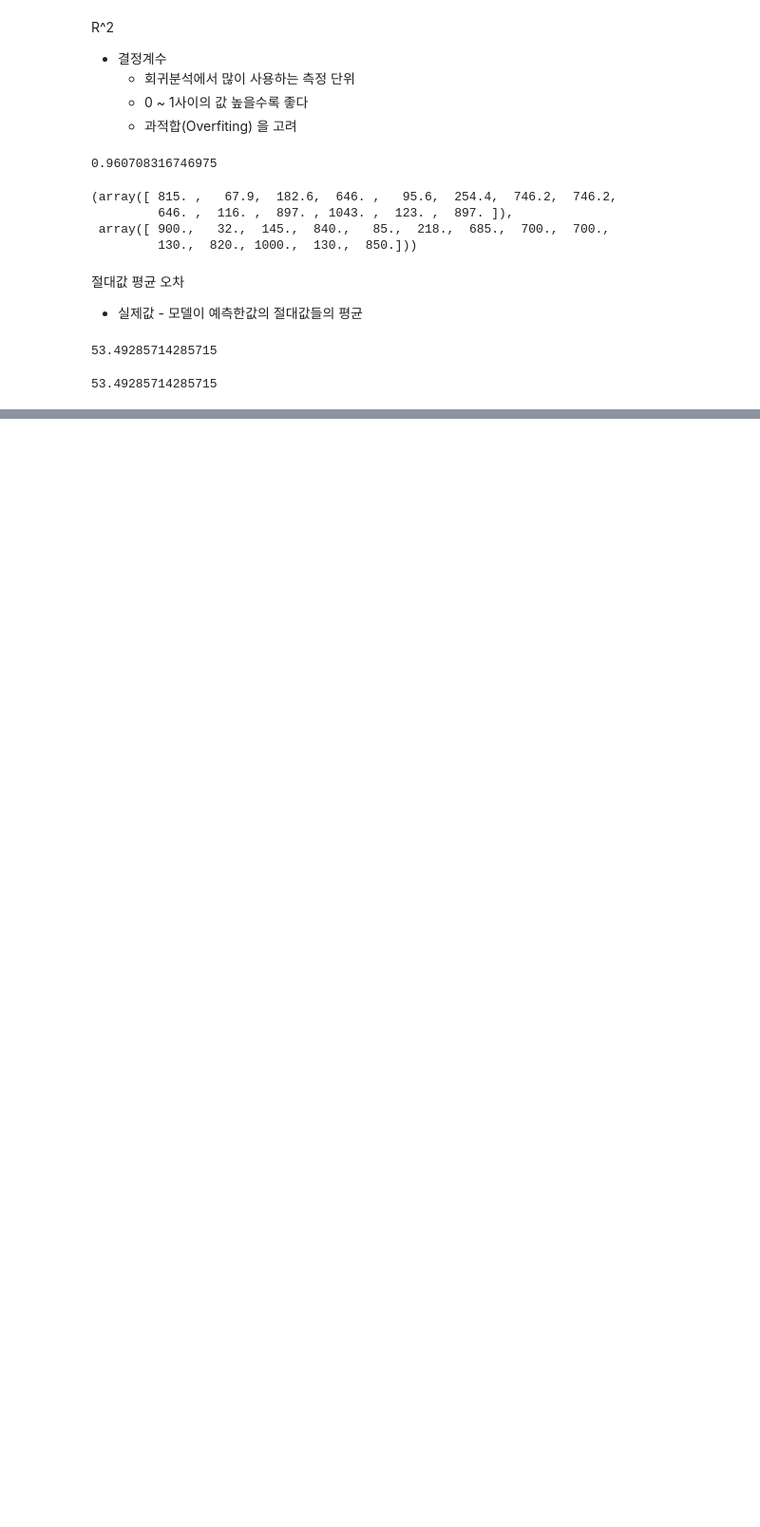
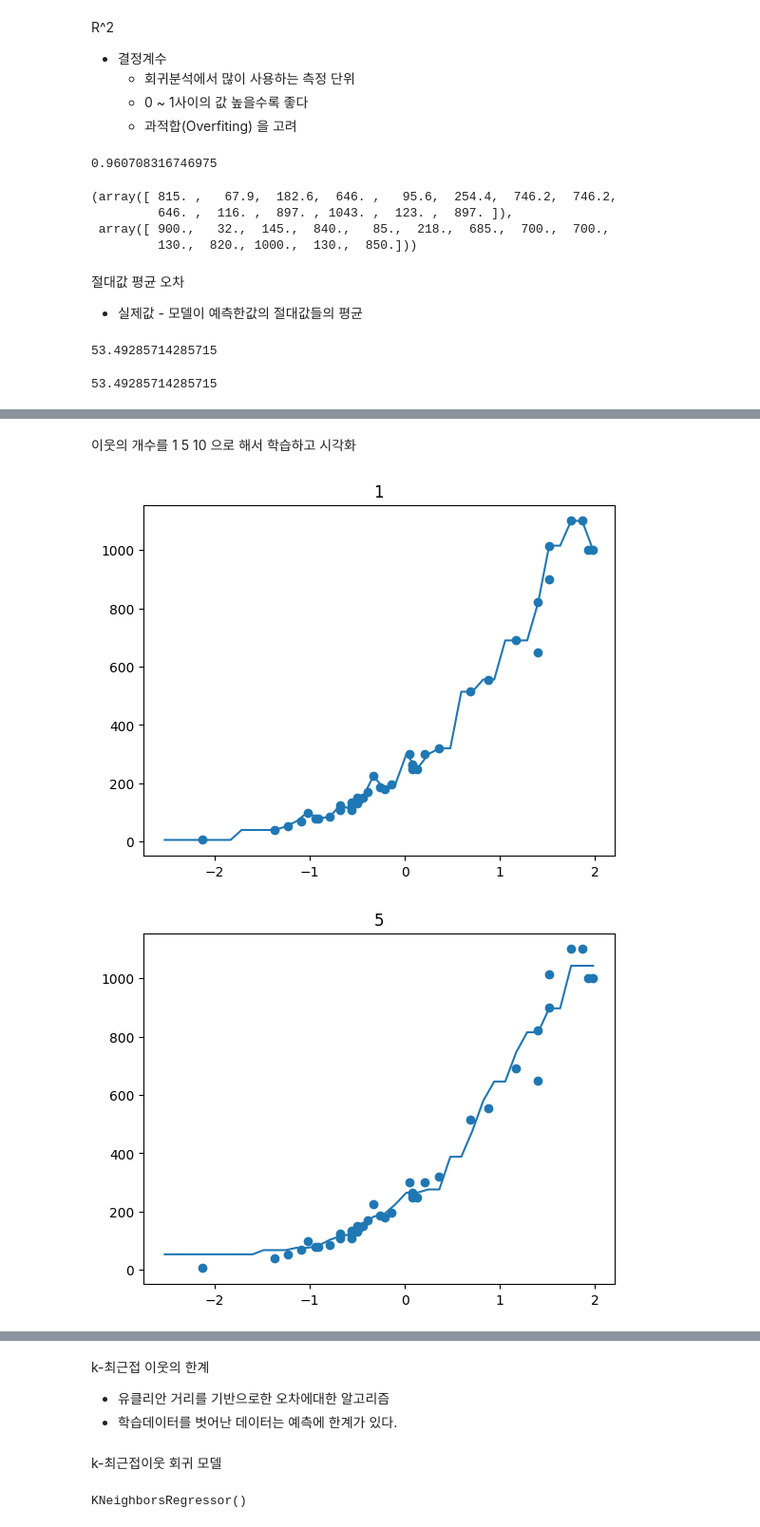
Before and after one commit to leekyuyoung20231211/python, a Jupyter notebook: 머신러닝III_회귀.ipynb, the cells around one changed output, grey strips where cells are left out. Shown at 95% size. Drawn from its saved outputs; the diff is of its cells as text; code cells hidden in the pictures; blank space fills up the shorter version.

```diff
--- a/머신러닝III_회귀.ipynb
+++ b/머신러닝III_회귀.ipynb
@@ -78,0 +108,21 @@ mean_absolute_error(y_test,knr.predict(x_test_scaled))
+# %% [markdown]
+이웃의 개수를 1 5 10 으로 해서 학습하고 시각화
+# %%
+import matplotlib.pyplot as plt
+
+for n in [1,5,10]:
+  # k 최근접이웃 알고지금의 모델을 생성
+  knr = KNeighborsRegressor(n_neighbors=n)
+  X = np.arange(5,45).reshape(-1,1)
+  knr.fit(X_train_scaled,y_train)
+  # 임의의 x값에대해서 예측값을 얻는다
+  X = ss.transform(X)
+  prediction = knr.predict(X)
+  # 훈련세트와 예측결과를 시각화
+  plt.scatter(X_train_scaled, y_train)
+  plt.plot(X,prediction)
+  plt.title(n)
+  plt.show()
+# %% [output]
+[figure, added]
+[figure, added]
@@ -78,0 +130,11 @@ mean_absolute_error(y_test,knr.predict(x_test_scaled))
+# %% [markdown]
+k-최근접 이웃의 한계
+  - 유클리안 거리를 기반으로한 오차에대한 알고리즘
+  - 학습데이터를 벗어난 데이터는 예측에 한계가 있다.
+# %% [markdown]
+k-최근접이웃 회귀 모델
+# %%
+knr = KNeighborsRegressor()
+knr.fit(X_train_scaled, y_train)
+# %% [output]
+KNeighborsRegressor()
```
Also changed, not shown: parts of 12 cells of this notebook.
